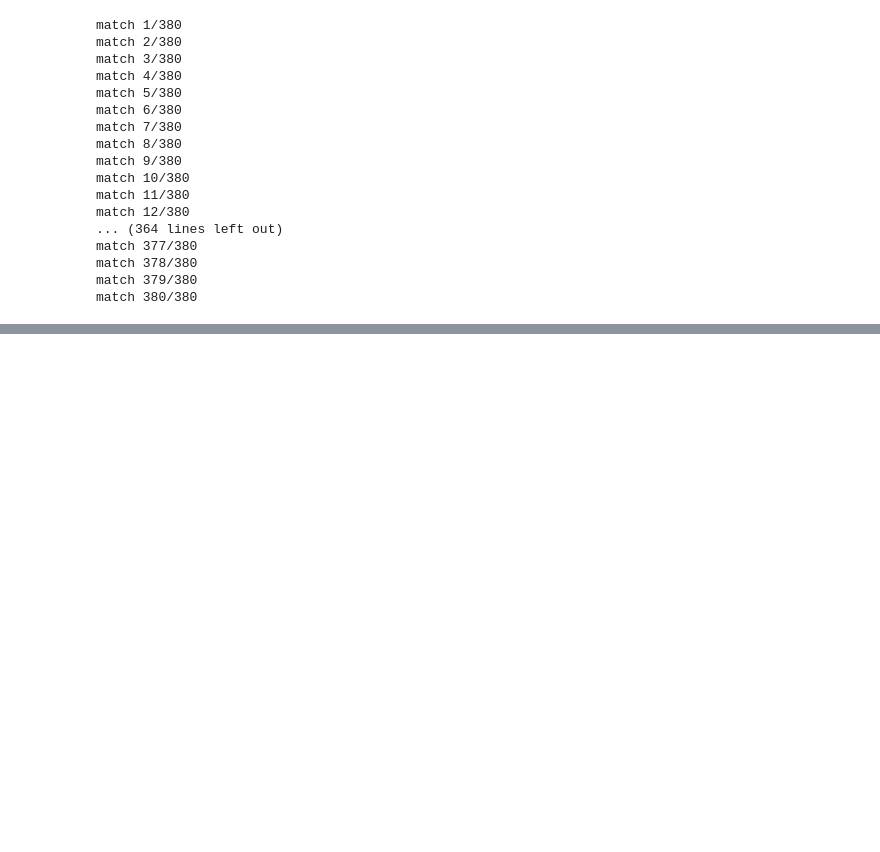
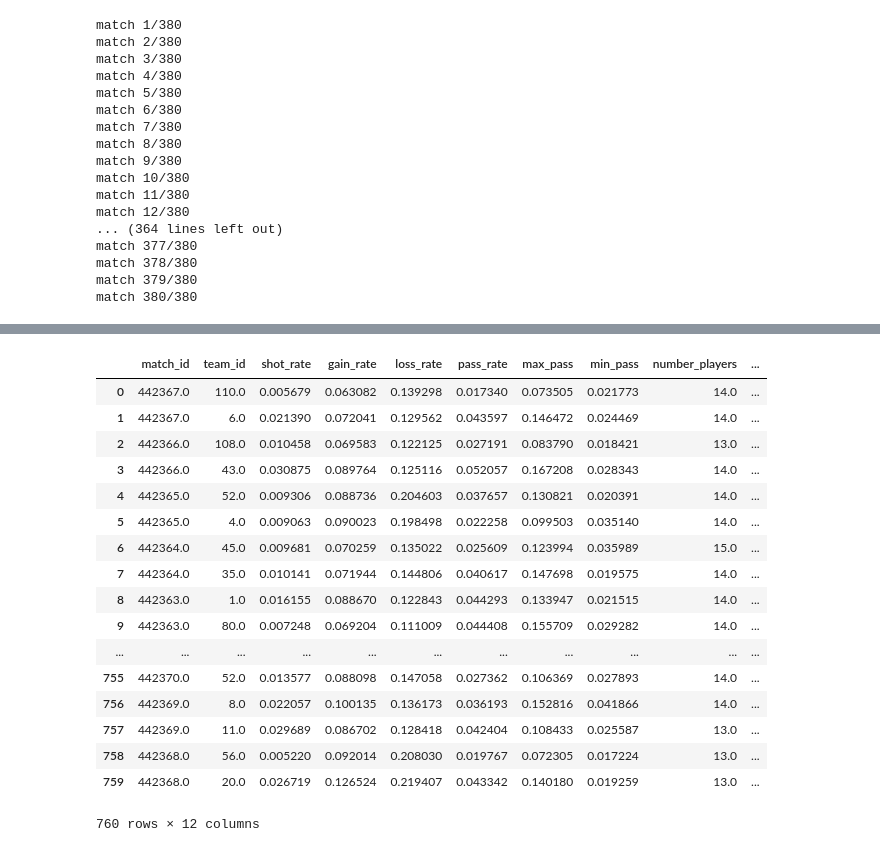
Before and after one commit to ehuang2831/Soccer_Network, a Jupyter notebook: Data/PreProcess.ipynb, the cells around one changed output, grey strips where cells are left out. Cells and saved outputs as stored; diff of their text form; code cells hidden in the pictures; blank space fills up the shorter version.

Commit message:
added simple features to Data

```diff
--- a/Data/PreProcess.ipynb
+++ b/Data/PreProcess.ipynb
@@ -387,3 +273,0 @@ teams
-# %%
-home_players = game_data[game_data.team_id == teams[0]].player_id.unique()
-home_players
@@ -393,3 +273,0 @@ array([   nan,  4098.,  1869., 37084.,  4990., 39104., 15284., 11987.,
-# %%
-home_players = home_players[~np.isnan(home_players)]
-home_players
@@ -415,0 +274,4 @@ TypeError: 'tuple' object does not support item assignment
+# %%
+pkl_file = open('EPL_Games.pkl', 'rb')
+Data = pickle.load(pkl_file)
+pkl_file.close()
@@ -415,0 +387,29 @@ TypeError: 'tuple' object does not support item assignment
+# %%
+# Iterate through every game to output feature dataframe
+
+matches = data.keys()
+n = len(matches)
+ind = 1
+sf = []
+
+for match_id in matches:
+    print('match ' + str(ind) + '/' + str(n))
+    F, F_game = simple_features(Data, match_id)
+
+    if len(sf) == 0:
+        sf = F
+        sf_game = F_game
+    else:
+        sf = np.vstack([F, sf])
+        sf_game = np.vstack([F_game, sf_game])
+
+    ind += 1
+
+df_sf = pd.DataFrame(data=sf, columns=['match_id', 'team_id', 'shot_rate', 'gain_rate', 'loss_rate', 'pass_rate', \
+                                       'max_pass', 'min_pass', 'number_players', 'home', 'goals', 'result'])
+
+df_sf_game = pd.DataFrame(data=sf_game, columns=['match_id', 'home_shot_rate', 'home_gain_rate', 'home_loss_rate', \
+                                                 'home_pass_rate', 'home_max_pass', 'home_min_pass', 'home_number_players',\
+                                                 'away_shot_rate', 'away_gain_rate', 'away_loss_rate', 'away_pass_rate', 'away_max_pass', \
+                                                 'away_min_pass','away_number_players','home_team_id', 'away_team_id', \
+                                                 'goal_dif', 'result'])
@@ -415,0 +434,21 @@ TypeError: 'tuple' object does not support item assignment
+# %%
+df_sf
+# %% [output]
+|  | match_id | team_id | shot_rate | gain_rate | loss_rate | pass_rate | max_pass | min_pass | number_players | ... |
+| 0 | 442367.0 | 110.0 | 0.005679 | 0.063082 | 0.139298 | 0.017340 | 0.073505 | 0.021773 | 14.0 | ... |
+| 1 | 442367.0 | 6.0 | 0.021390 | 0.072041 | 0.129562 | 0.043597 | 0.146472 | 0.024469 | 14.0 | ... |
+| 2 | 442366.0 | 108.0 | 0.010458 | 0.069583 | 0.122125 | 0.027191 | 0.083790 | 0.018421 | 13.0 | ... |
+| 3 | 442366.0 | 43.0 | 0.030875 | 0.089764 | 0.125116 | 0.052057 | 0.167208 | 0.028343 | 14.0 | ... |
+| 4 | 442365.0 | 52.0 | 0.009306 | 0.088736 | 0.204603 | 0.037657 | 0.130821 | 0.020391 | 14.0 | ... |
+| 5 | 442365.0 | 4.0 | 0.009063 | 0.090023 | 0.198498 | 0.022258 | 0.099503 | 0.035140 | 14.0 | ... |
+| 6 | 442364.0 | 45.0 | 0.009681 | 0.070259 | 0.135022 | 0.025609 | 0.123994 | 0.035989 | 15.0 | ... |
+| 7 | 442364.0 | 35.0 | 0.010141 | 0.071944 | 0.144806 | 0.040617 | 0.147698 | 0.019575 | 14.0 | ... |
+| 8 | 442363.0 | 1.0 | 0.016155 | 0.088670 | 0.122843 | 0.044293 | 0.133947 | 0.021515 | 14.0 | ... |
+| 9 | 442363.0 | 80.0 | 0.007248 | 0.069204 | 0.111009 | 0.044408 | 0.155709 | 0.029282 | 14.0 | ... |
+| ... | ... | ... | ... | ... | ... | ... | ... | ... | ... | ... |
+| 755 | 442370.0 | 52.0 | 0.013577 | 0.088098 | 0.147058 | 0.027362 | 0.106369 | 0.027893 | 14.0 | ... |
+| 756 | 442369.0 | 8.0 | 0.022057 | 0.100135 | 0.136173 | 0.036193 | 0.152816 | 0.041866 | 14.0 | ... |
+| 757 | 442369.0 | 11.0 | 0.029689 | 0.086702 | 0.128418 | 0.042404 | 0.108433 | 0.025587 | 13.0 | ... |
+| 758 | 442368.0 | 56.0 | 0.005220 | 0.092014 | 0.208030 | 0.019767 | 0.072305 | 0.017224 | 13.0 | ... |
+| 759 | 442368.0 | 20.0 | 0.026719 | 0.126524 | 0.219407 | 0.043342 | 0.140180 | 0.019259 | 13.0 | ... |
+760 rows × 12 columns
```
Also changed, not shown: parts of 40 cells of this notebook, 2 other files.
